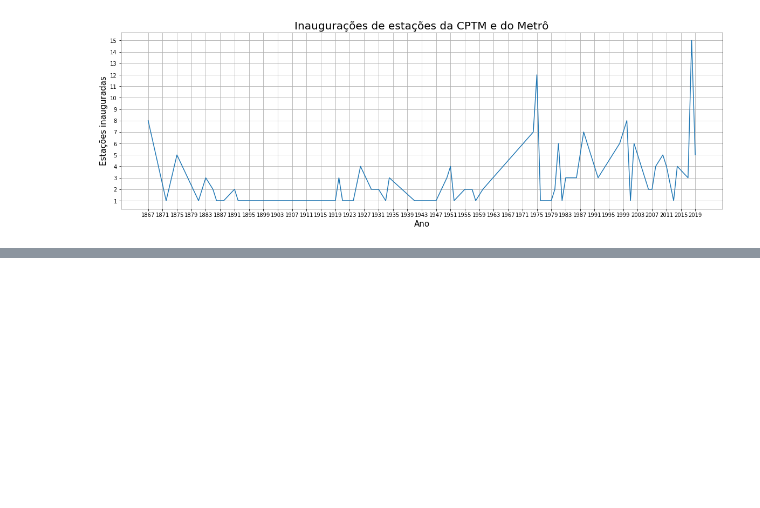
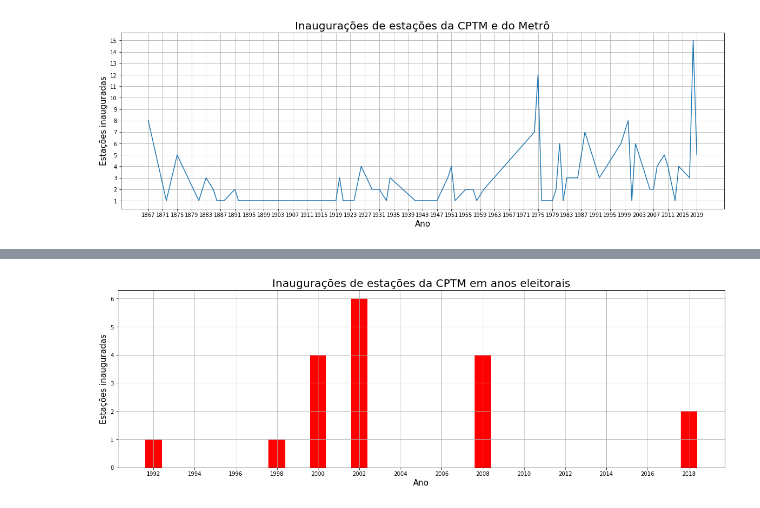
Before and after one commit to DaviSRodrigues/Inauguracoes_Metro_CPTM, a Jupyter notebook: Inaugurações de Estações da CPTM e do Metrô.ipynb, the cells around one changed output, grey strips where cells are left out. Saved outputs shown, nothing was run; the diff lists cells and outputs as text; code cells hidden in the pictures; blank space fills up the shorter version.

```diff
--- a/Inaugurações de Estações da CPTM e do Metrô.ipynb
+++ b/Inaugurações de Estações da CPTM e do Metrô.ipynb
@@ -239,0 +338,16 @@ plt.hist(inauguracoes, bins)
+# %%
+anos = dados[(dados.AnoEleitoral == 'Sim') & (dados.Construção == 'CPTM')].Ano.unique()
+inauguracoes = dados[(dados.AnoEleitoral == 'Sim') & (dados.Construção == 'CPTM')].groupby('Ano')['Nome'].count().tolist()
+
+plt.figure(figsize = (20, 6))
+
+plt.bar(anos, inauguracoes, color = 'r')
+
+plt.title('Inaugurações de estações da CPTM em anos eleitorais', fontsize = 20)
+plt.xlabel('Ano', fontsize = 15)
+plt.ylabel('Estações inauguradas', fontsize = 15)
+plt.xticks(np.arange(min(anos), max(anos) + 2, 2.0))
+plt.yticks(np.arange(0, max(inauguracoes) + 1, 1.0))
+plt.grid()
+# %% [output]
+[figure, added]
```
Also changed, not shown: parts of 15 cells of this notebook.
